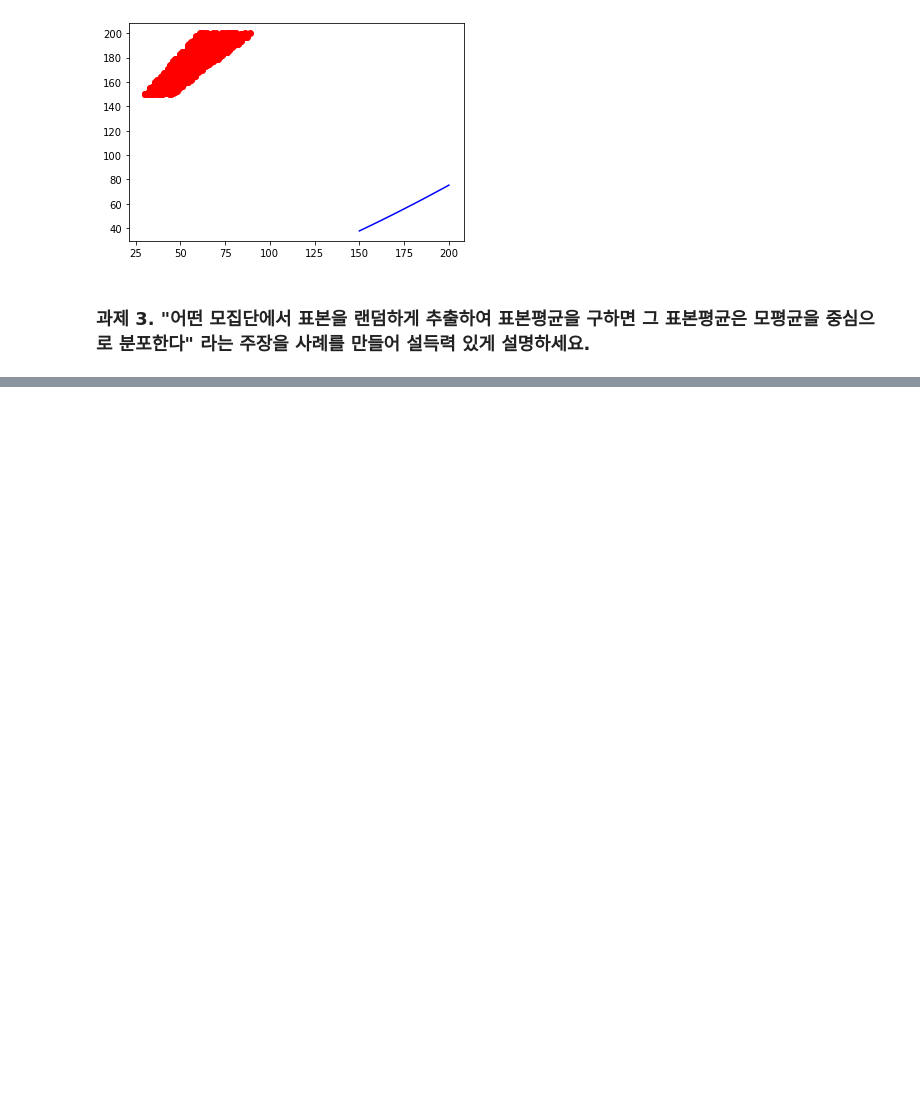
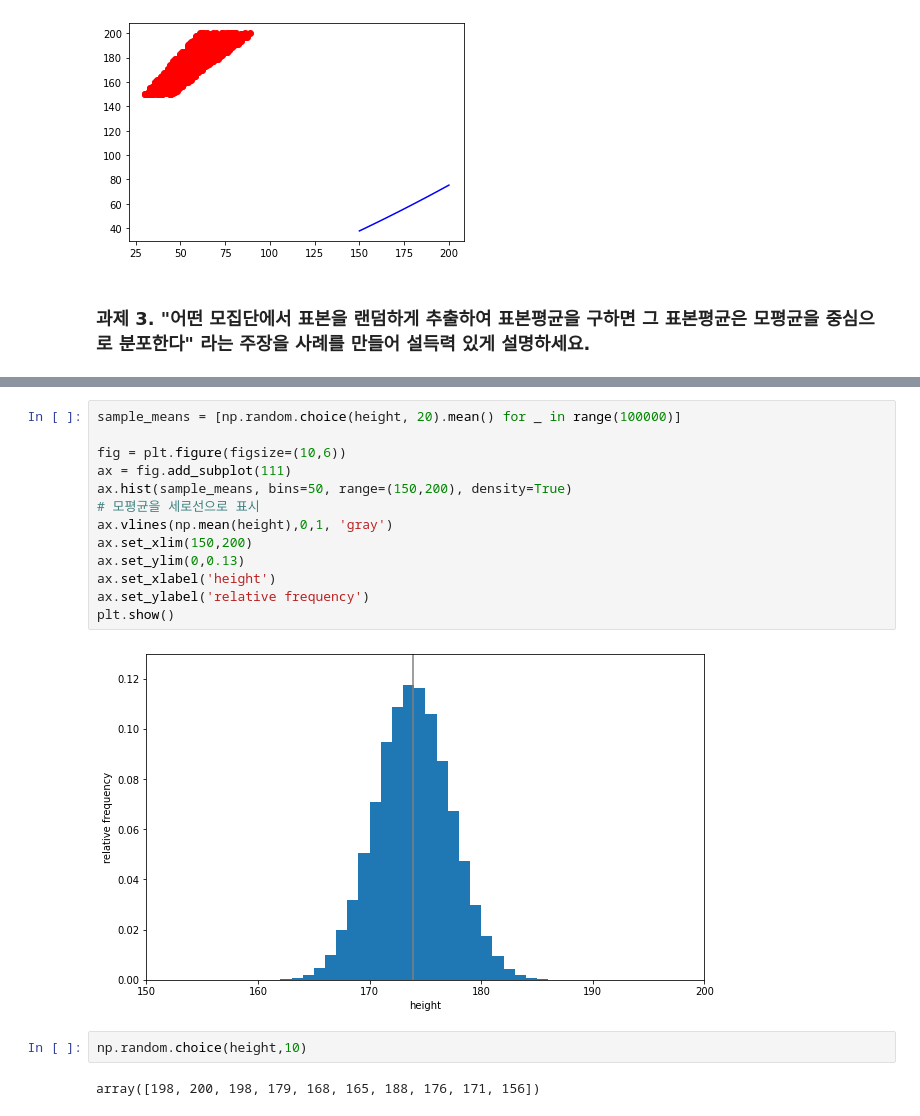
Before and after one commit to ddeodeok/cakd7, a Jupyter notebook: m3_통계/과제.ipynb, the cells around one changed output, grey strips where cells are left out. Drawn from its saved outputs; the diff is of its cells as text; blank space fills up the shorter version.

```diff
--- a/m3_통계/과제.ipynb
+++ b/m3_통계/과제.ipynb
@@ -403,0 +447,19 @@ plt.show()
+# %%
+sample_means = [np.random.choice(height, 20).mean() for _ in range(100000)]
+
+fig = plt.figure(figsize=(10,6))
+ax = fig.add_subplot(111)
+ax.hist(sample_means, bins=50, range=(150,200), density=True)
+# 모평균을 세로선으로 표시
+ax.vlines(np.mean(height),0,1, 'gray')
+ax.set_xlim(150,200)
+ax.set_ylim(0,0.13)
+ax.set_xlabel('height')
+ax.set_ylabel('relative frequency')
+plt.show()
+# %% [output]
+[figure, added]
+# %%
+np.random.choice(height,10)
+# %% [output]
+array([198, 200, 198, 179, 168, 165, 188, 176, 171, 156])
```
Also changed, not shown: parts of 6 cells of this notebook, 1 other file.
